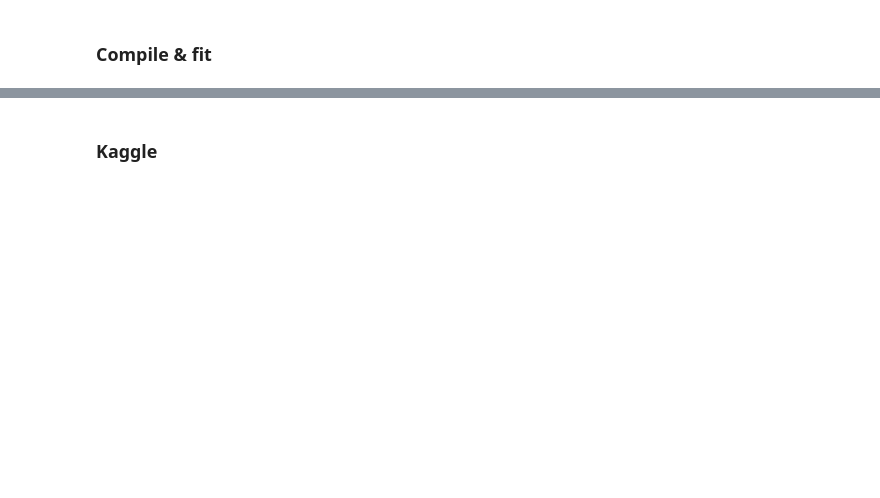
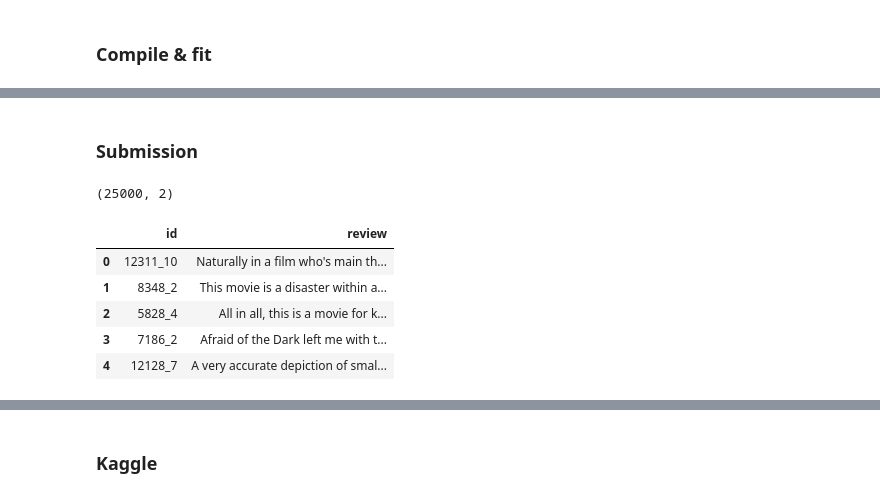
Before and after one commit to danylokos/kg-reviews, a Jupyter notebook: kg-reviews.ipynb, the cells around one changed output, grey strips where cells are left out. Cells and saved outputs as stored; diff of their text form; code cells hidden in the pictures; blank space fills up the shorter version.

```diff
--- a/kg-reviews.ipynb
+++ b/kg-reviews.ipynb
@@ -190,0 +243,16 @@ print("Test accuracy = ", acc)
+# %% [markdown]
+### Submission
+# %%
+sub_test = pd.read_csv('kg-data/testData.tsv', sep='\t')
+sub_test.shape
+# %% [output]
+(25000, 2)
+# %%
+sub_test.head()
+# %% [output]
+|  | id | review |
+| 0 | 12311_10 | Naturally in a film who's main th... |
+| 1 | 8348_2 | This movie is a disaster within a... |
+| 2 | 5828_4 | All in all, this is a movie for k... |
+| 3 | 7186_2 | Afraid of the Dark left me with t... |
+| 4 | 12128_7 | A very accurate depiction of smal... |
```
Also changed, not shown: parts of 16 cells of this notebook.
